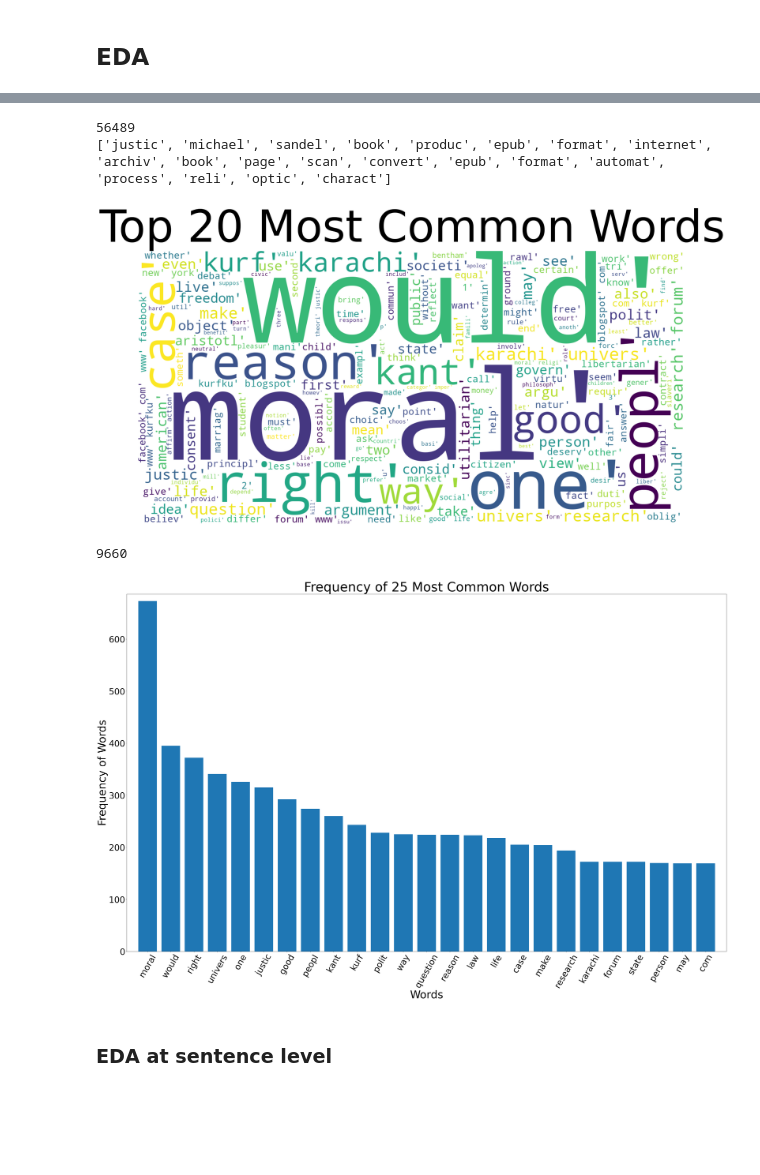
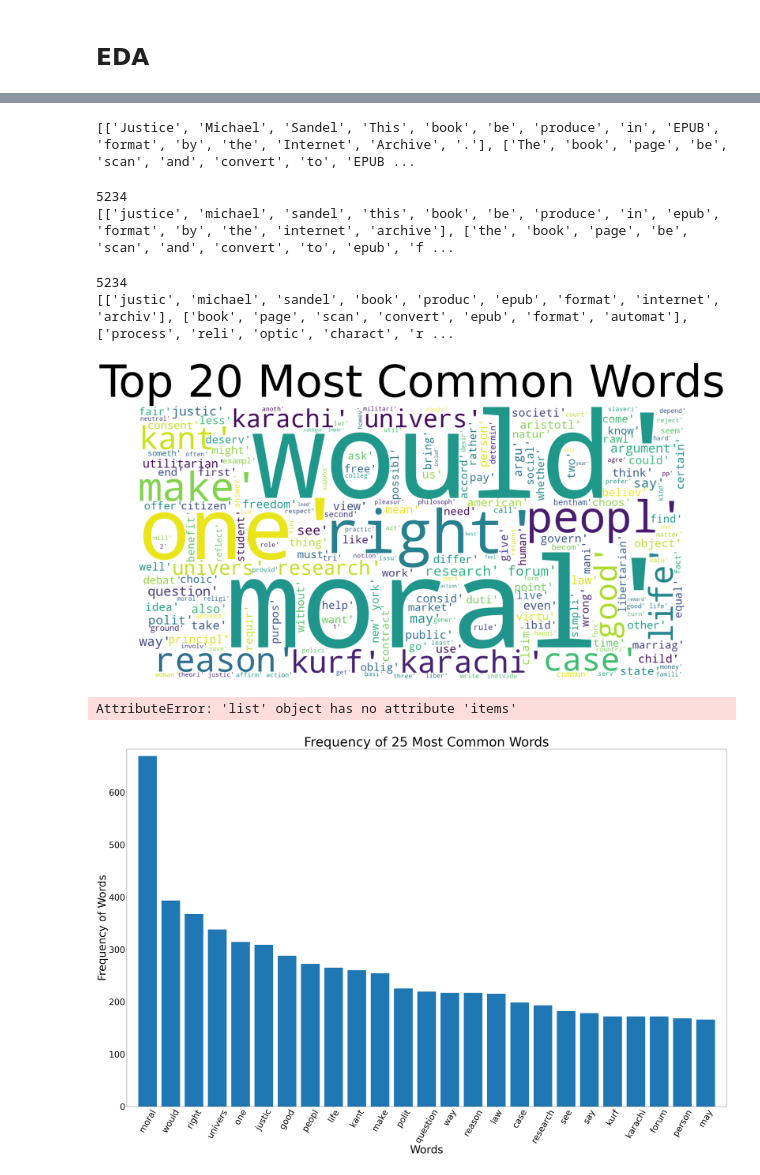
Before and after one commit to wyf114/text-mining-project, a Jupyter notebook: dataset.ipynb, the cells around one changed output, grey strips where cells are left out. Drawn from its saved outputs; the diff is of its cells as text; code cells hidden in the pictures; blank space fills up the shorter version.

```diff
--- a/dataset.ipynb
+++ b/dataset.ipynb
@@ -72,0 +24,10 @@ print(len(filtered_word_freq))
+# %%
+# Open the text file
+with open("text_converter/test.txt", "r") as file:
+    # Read the entire contents of the file into a string
+    text = file.read()
+
+# Split the text into sentences using the nltk sentence tokenizer
+sentences = nltk.sent_tokenize(text)
+print(len(sentences))
+print(sentences[:10])
@@ -73,44 +57,66 @@ print(len(filtered_word_freq))
+# %%
+print(justice_lemmed[:10])
+# %% [output]
+[['Justice', 'Michael', 'Sandel', 'This', 'book', 'be', 'produce', 'in', 'EPUB', 'format', 'by', 'the', 'Internet', 'Archive', '.'], ['The', 'book', 'page', 'be', 'scan', 'and', 'convert', 'to', 'EPUB ...
+# %%
+justice_lower_words = list()
+
+for s in justice_lemmed:
+    #Lowercase
+    sen = [w.lower() for w in s]
+    # remove punctuations
+    sentence = [w for w in sen if re.search('^[a-z0-9]+$',w)]
+    # remove empty lists
+    if len(sentence) > 0:
+        justice_lower_words.append(sentence)
+print(len(justice_lower_words))
+print(justice_lower_words[:10])
+# %% [output]
+5234
+[['justice', 'michael', 'sandel', 'this', 'book', 'be', 'produce', 'in', 'epub', 'format', 'by', 'the', 'internet', 'archive'], ['the', 'book', 'page', 'be', 'scan', 'and', 'convert', 'to', 'epub', 'f ...
 # %%
-# Data Preprocessing starts here
+# stop words removal + stemming
 stemmer = PorterStemmer()
+
 stop_list = stopwords.words('english')
+justice_stemmed = list()
+for l in justice_lower_words:
 
-
-#Lowercase
-justice_lower = [w.lower() for w in justice]
-# remove punctuations
-justice_re = [w for w in justice_lower if re.search('^[a-z0-9]+$',w)]
-# remove stop words
-justice_words = [w for w in justice_re if w not in stop_list]
-# stemming
-justice_stemmed = [stemmer.stem(w) for w in justice_words]
-
+    # lemmed = [lemmatizer.lemmatize(w) for w in sen]
+    sen = [w for w in l if w not in stop_list]
+    stemmed = [stemmer.stem(w) for w in sen]
+    justice_stemmed.append(stemmed)
 print(len(justice_stemmed))
-print(justice_stemmed[:20])
+print(justice_stemmed[:10])
 # %% [output]
-56489
-['justic', 'michael', 'sandel', 'book', 'produc', 'epub', 'format', 'internet', 'archiv', 'book', 'page', 'scan', 'convert', 'epub', 'format', 'automat', 'process', 'reli', 'optic', 'charact']
+5234
+[['justic', 'michael', 'sandel', 'book', 'produc', 'epub', 'format', 'internet', 'archiv'], ['book', 'page', 'scan', 'convert', 'epub', 'format', 'automat'], ['process', 'reli', 'optic', 'charact', 'r ...
 # %%
 # Get the top-20 most frequent words in the file. User FreqDist an most_common
-wordcloud = WordCloud(width=1600, height=800, background_color='white').generate(str(justice_stemmed))
+temp = list()
+for sen in justice_stemmed:
+    for word in sen:
+        temp.append(word)
+
+fdist_justice = FreqDist(temp).most_common(25)
+# print(fdist_justice.most_common(20))
+
+wordcloud = WordCloud(width=1600, height=800, background_color='white').generate(str(temp))
 fig = plt.figure(figsize=(30,10), facecolor='white')
 plt.imshow(wordcloud, interpolation="bilinear")
 plt.axis('off')
 plt.title('Top 20 Most Common Words', fontsize=100)
 plt.tight_layout(pad=0)
 plt.show()
 
 # Number of *unique* words in the file
-filtered_word_freq = dict((word, freq) for word, freq in fdist_sg.items() if not word.isdigit())
+filtered_word_freq = dict((word, freq) for word, freq in fdist_justice.items() if not word.isdigit())
 print(len(filtered_word_freq))
 # %% [output]
-[figure, old version]
+[figure, new version]
-9660
+AttributeError: 'list' object has no attribute 'items'
 # %%
-fdist_sg = FreqDist(justice_stemmed).most_common(25)
-# print(fdist_sg.most_common(20))
-
-x, y = zip(*fdist_sg)
+x, y = zip(*fdist_justice)
 plt.figure(figsize=(50,30))
 plt.margins(0.02)
 plt.bar(x, y)
@@ -121,6 +127,4 @@ plt.xticks(rotation=60, fontsize=40)
 plt.title('Frequency of 25 Most Common Words', fontsize=60)
 plt.show()
 # %% [output]
-[figure, old version]
+[figure, new version]
-# %% [markdown]
-### EDA at sentence level
```
Also changed, not shown: parts of 9 cells of this notebook.
